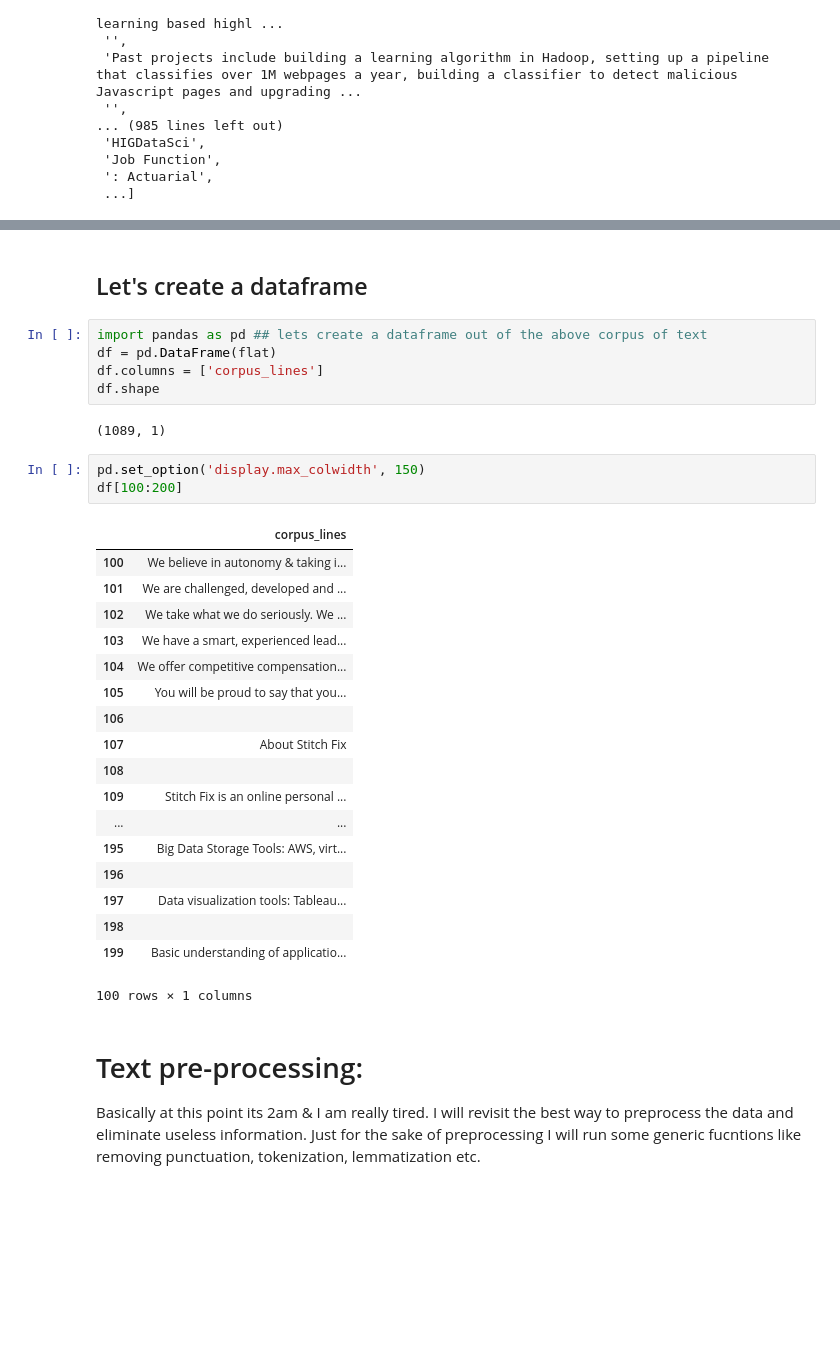
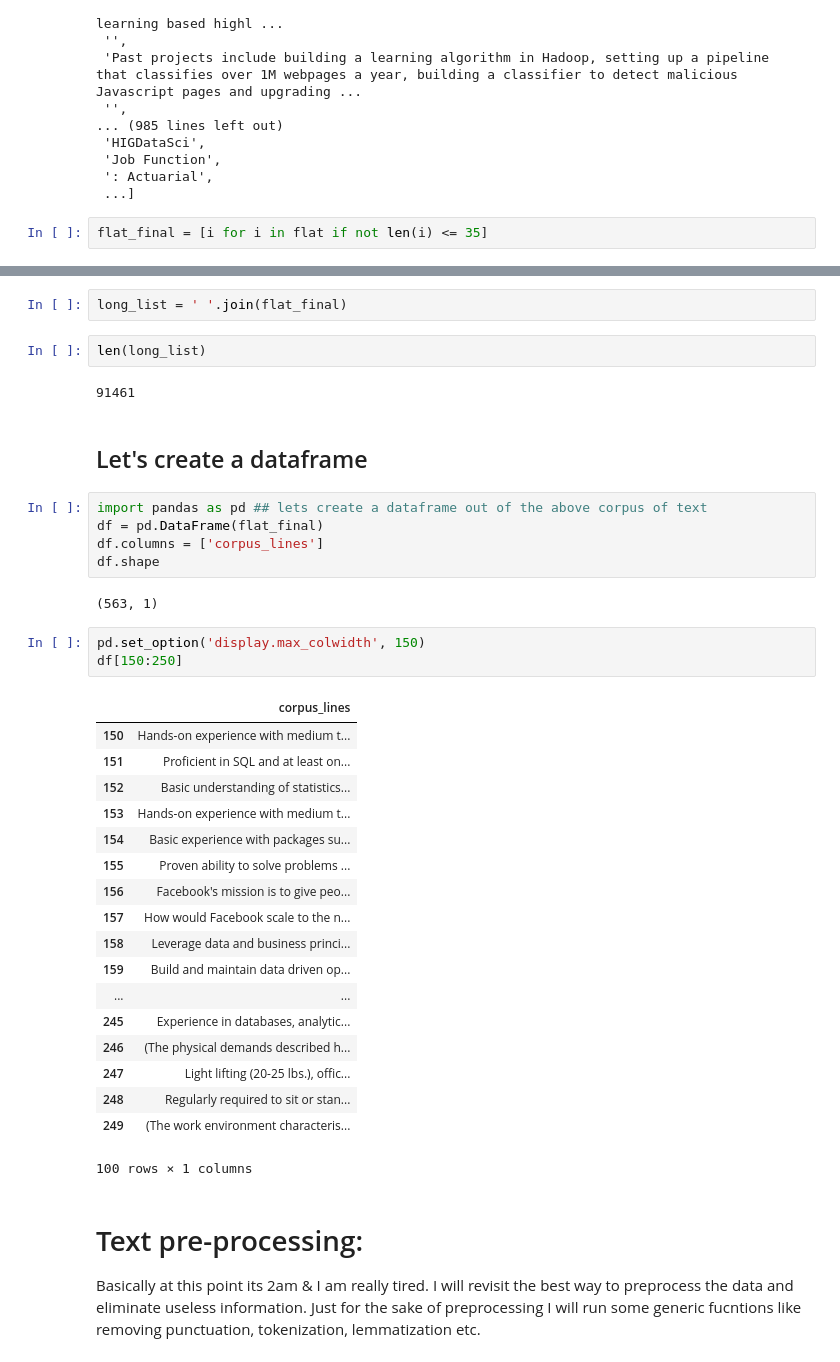
Before and after one commit to muhammadut/Indeed-webscraper-for-job-description-keywords-extraction-given-a-job-title, a Jupyter notebook: Indeed webscraper Extract keywords from job descriptions given the job title.ipynb, the cells around one changed output, grey strips where cells are left out. Cells and saved outputs as stored; diff of their text form; blank space fills up the shorter version.

```diff
--- a/Indeed webscraper Extract keywords from job descriptions given the job title.ipynb
+++ b/Indeed webscraper Extract keywords from job descriptions given the job title.ipynb
@@ -173,3 +157,5 @@ flat                                # dont happy trigger this function as you mi
  'Job Function',
  ': Actuarial',
  ...]
+# %%
+flat_final = [i for i in flat if not len(i) <= 35]
@@ -176,33 +188,39 @@ flat                                # dont happy trigger this function as you mi
+# %%
+long_list = ' '.join(flat_final)
+# %%
+len(long_list)
+# %% [output]
+91461
 # %% [markdown]
 ## Let's create a dataframe
 # %%
 import pandas as pd ## lets create a dataframe out of the above corpus of text
-df = pd.DataFrame(flat)
+df = pd.DataFrame(flat_final)
 df.columns = ['corpus_lines']
 df.shape
 # %% [output]
-(1089, 1)
+(563, 1)
 # %%
 pd.set_option('display.max_colwidth', 150)
-df[100:200]
+df[150:250]
 # %% [output]
 |  | corpus_lines |
-| 100 | We believe in autonomy & taking i... |
-| 101 | We are challenged, developed and ... |
-| 102 | We take what we do seriously. We ... |
-| 103 | We have a smart, experienced lead... |
-| 104 | We offer competitive compensation... |
-| 105 | You will be proud to say that you... |
-| 106 |  |
-| 107 | About Stitch Fix |
-| 108 |  |
-| 109 | Stitch Fix is an online personal ... |
+| 150 | Hands-on experience with medium t... |
+| 151 | Proficient in SQL and at least on... |
+| 152 | Basic understanding of statistics... |
+| 153 | Hands-on experience with medium t... |
+| 154 | Basic experience with packages su... |
+| 155 | Proven ability to solve problems ... |
+| 156 | Facebook's mission is to give peo... |
+| 157 | How would Facebook scale to the n... |
+| 158 | Leverage data and business princi... |
+| 159 | Build and maintain data driven op... |
 | ... | ... |
-| 195 | Big Data Storage Tools: AWS, virt... |
-| 196 |  |
-| 197 | Data visualization tools: Tableau... |
-| 198 |  |
-| 199 | Basic understanding of applicatio... |
+| 245 | Experience in databases, analytic... |
+| 246 | (The physical demands described h... |
+| 247 | Light lifting (20-25 lbs.), offic... |
+| 248 | Regularly required to sit or stan... |
+| 249 | (The work environment characteris... |
 100 rows × 1 columns
 # %% [markdown]
 # Text pre-processing:
```
Also changed, not shown: parts of 40 cells of this notebook.
